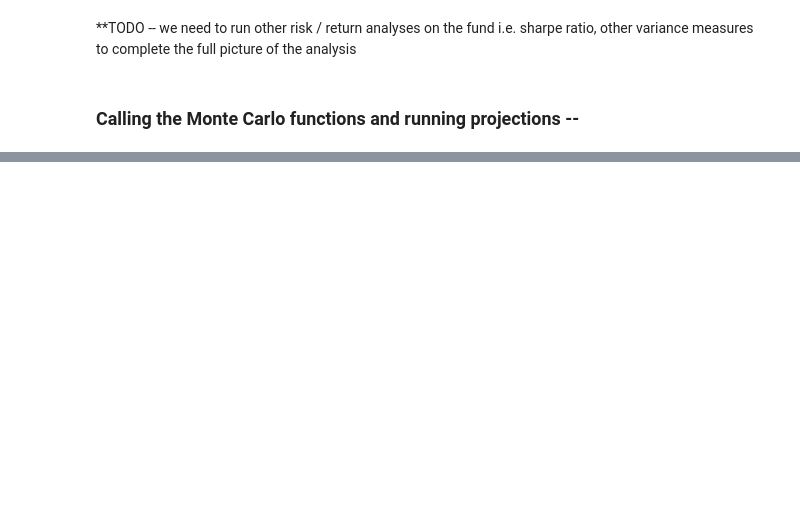
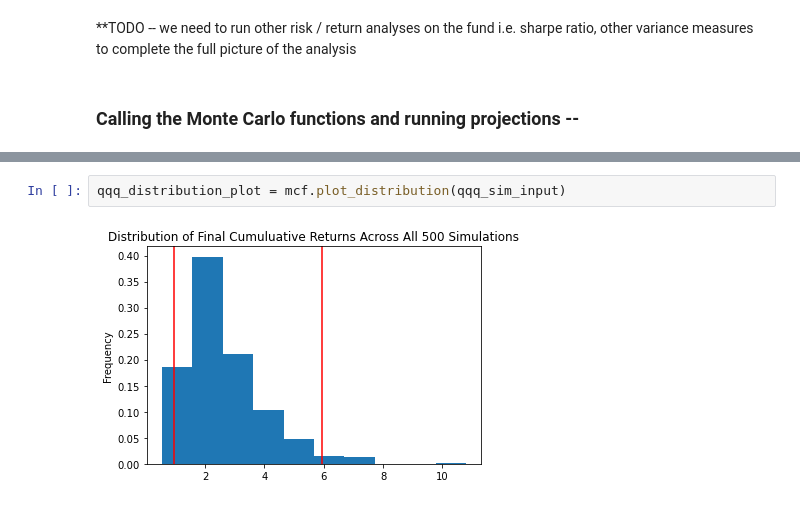
Before and after one commit to odhissm/portfolio_management, a Jupyter notebook: portfolio_analyzer/project_initial.ipynb, the cells around one changed output, grey strips where cells are left out. Saved outputs shown, nothing was run; the diff lists cells and outputs as text; blank space fills up the shorter version.

```diff
--- a/portfolio_analyzer/project_initial.ipynb
+++ b/portfolio_analyzer/project_initial.ipynb
@@ -232,2 +242,6 @@ mcf.plot_distribution(arkk_sim_input)
+# %%
+qqq_distribution_plot = mcf.plot_distribution(qqq_sim_input)
+# %% [output]
+[figure, added]
 # %%
 # Describe the MCForecast Summary
```
Also changed, not shown: parts of 15 cells of this notebook, 3 other files.
